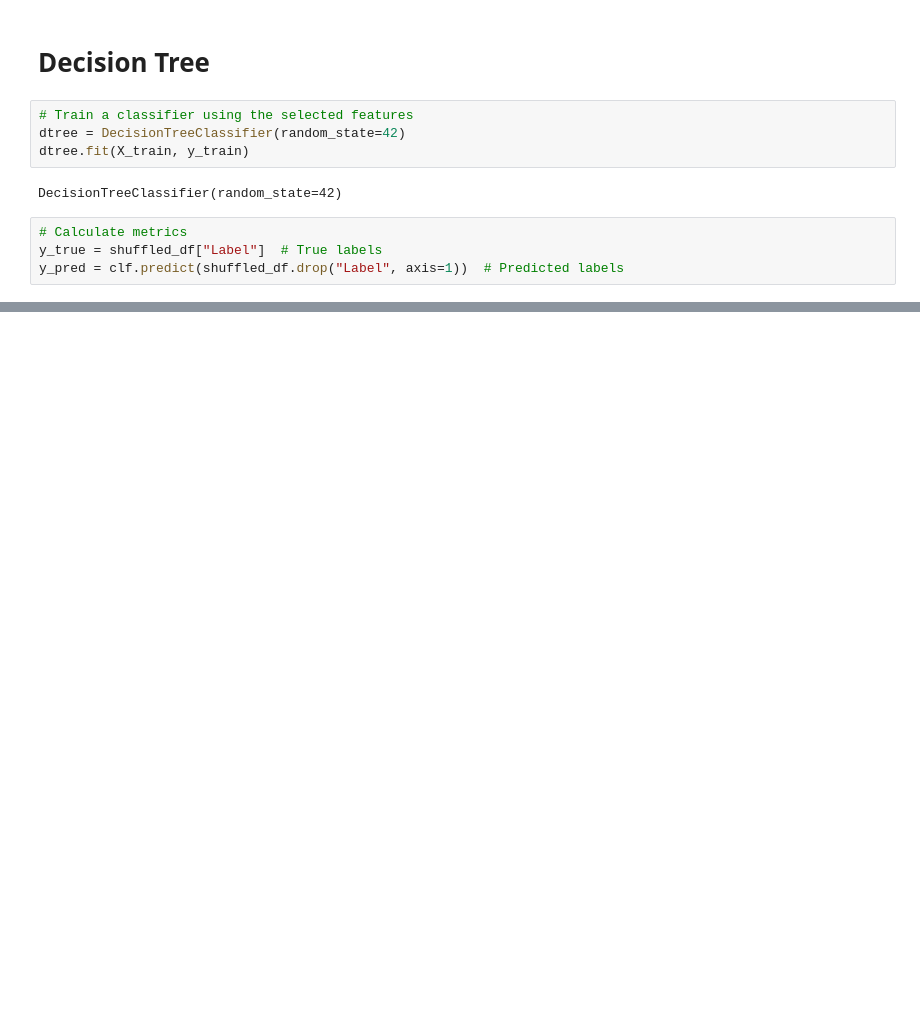
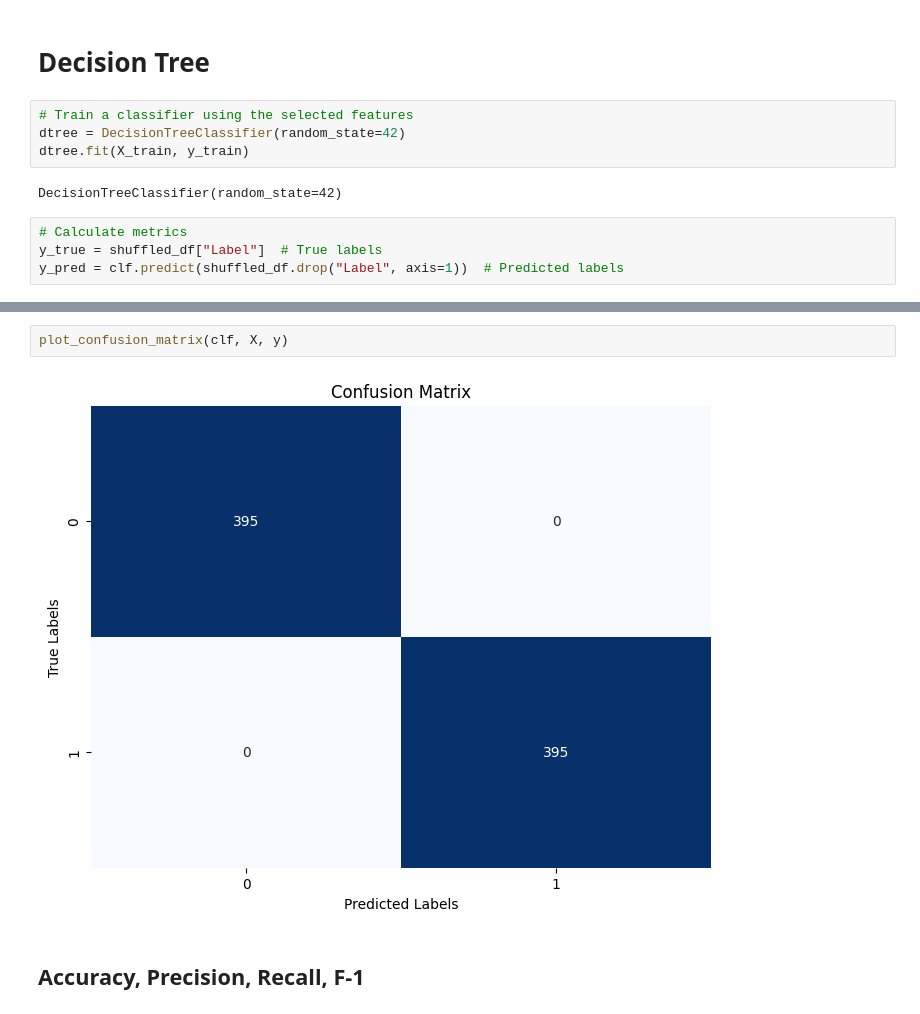
Before and after one commit to mundruid/cyber-ml, a Jupyter notebook: cyber_ml/blog_random_forest.ipynb, the cells around one changed output, grey strips where cells are left out. Cells and saved outputs as stored; diff of their text form; blank space fills up the shorter version.

```diff
--- a/cyber_ml/blog_random_forest.ipynb
+++ b/cyber_ml/blog_random_forest.ipynb
@@ -275,0 +218,6 @@ F1 Score: 1.0
+# %%
+plot_confusion_matrix(clf, X, y)
+# %% [output]
+[figure, added]
+# %% [markdown]
+## Accuracy, Precision, Recall, F-1
```
Also changed, not shown: parts of 19 cells of this notebook, 1 other file.
